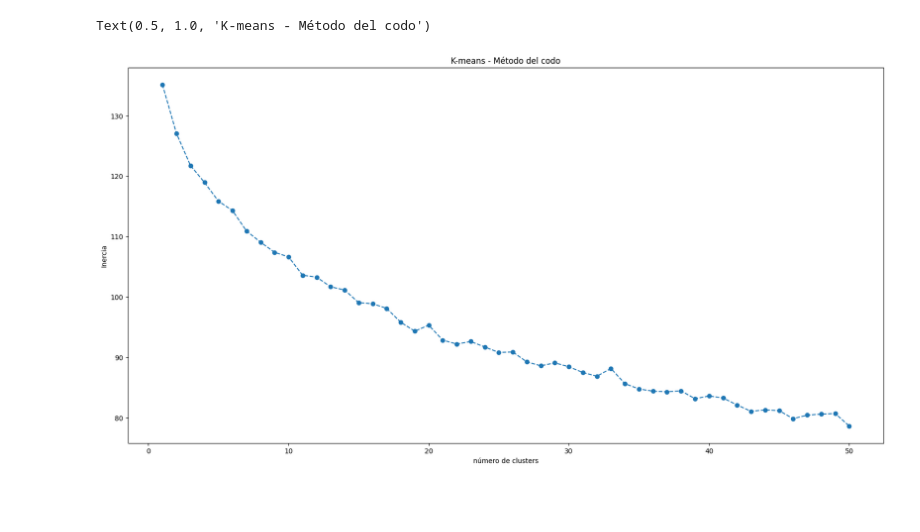
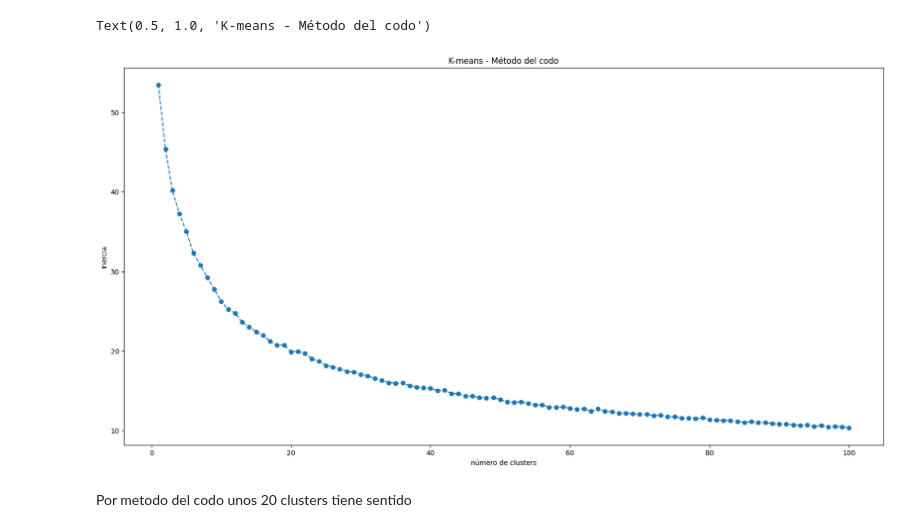
Before and after one commit to VAMarques/Proyecto-Grupo-12, a Jupyter notebook: demo Victor/test.ipynb, the cells around one changed output. Cells and saved outputs as stored; diff of their text form; code cells hidden in the pictures; blank space fills up the shorter version.

```diff
--- a/demo Victor/test.ipynb
+++ b/demo Victor/test.ipynb
@@ -255,0 +111,25 @@ Text(0.5, 1.0, 'K-means - Método del codo')
+# %%
+componentes = 3
+grupos = 10
+
+# pca = KernelPCA(n_components=componentes, kernel='rbf', gamma=0.1)
+pca = PCA(n_components=componentes)
+
+pca.fit(matriz)
+X = pca.transform(matriz)
+
+X_df = pd.DataFrame(X)
+X_df.index = cluster_df_normal.index
+X_df.columns = [f"PC{i}" for i in range(1, X_df.shape[1] + 1)]
+X_df
+
+kmeans = KMeans(n_clusters=grupos, n_init='auto')
+kmeans.fit(X)
+G = kmeans.predict(X)
+
+X_df["grupo"] = G
+cluster_df_normal["grupo"] = G
+agrupado = cluster_df_normal.groupby("grupo").mean()
+
+for index, grupo in agrupado.iterrows():
+    print(f"{index}:\n{grupo.sort_values(ascending=False).head(10)}\n")
@@ -255,0 +183,14 @@ Text(0.5, 1.0, 'K-means - Método del codo')
+# %%
+from sklearn.cluster import KMeans
+
+inertia = []
+kmax = 100
+
+# entrenamiento y evaluación
+for i in range(1,kmax + 1):
+    # modelo
+    kmeans = KMeans(n_clusters=i, n_init='auto')
+    nCluster = kmeans.fit(X)
+
+    print(i, nCluster.inertia_)
+    inertia.append(nCluster.inertia_)
@@ -256,10 +215,12 @@ Text(0.5, 1.0, 'K-means - Método del codo')
 # %%
 fig, ax = plt.subplots(1,1, figsize=(20,10))
 
-ax.plot(range(1, 51), inertia[0:50], marker='o', ls='--')
+ax.plot(range(1, kmax + 1), inertia, marker='o', ls='--')
 ax.set_xlabel('número de clusters')
 ax.set_ylabel('Inercia')
 ax.set_title('K-means - Método del codo')
 # %% [output]
 Text(0.5, 1.0, 'K-means - Método del codo')
-[figure, old version]
+[figure, new version]
+# %% [markdown]
+Por metodo del codo unos 20 clusters tiene sentido
```
Also changed, not shown: parts of 30 cells of this notebook.
